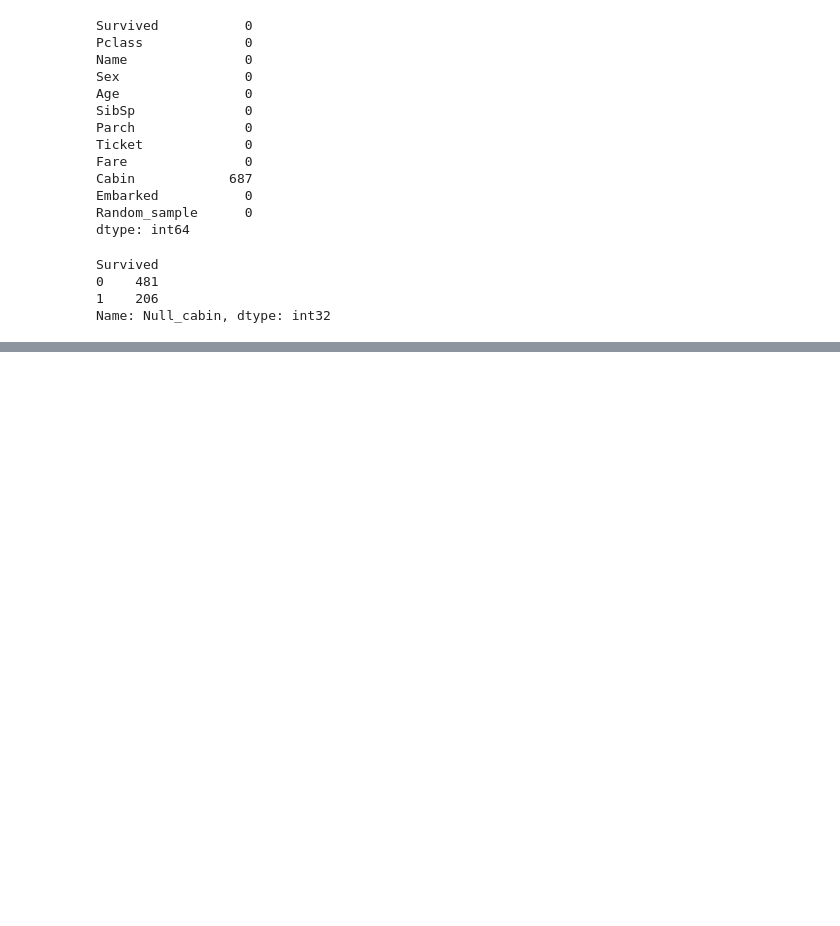
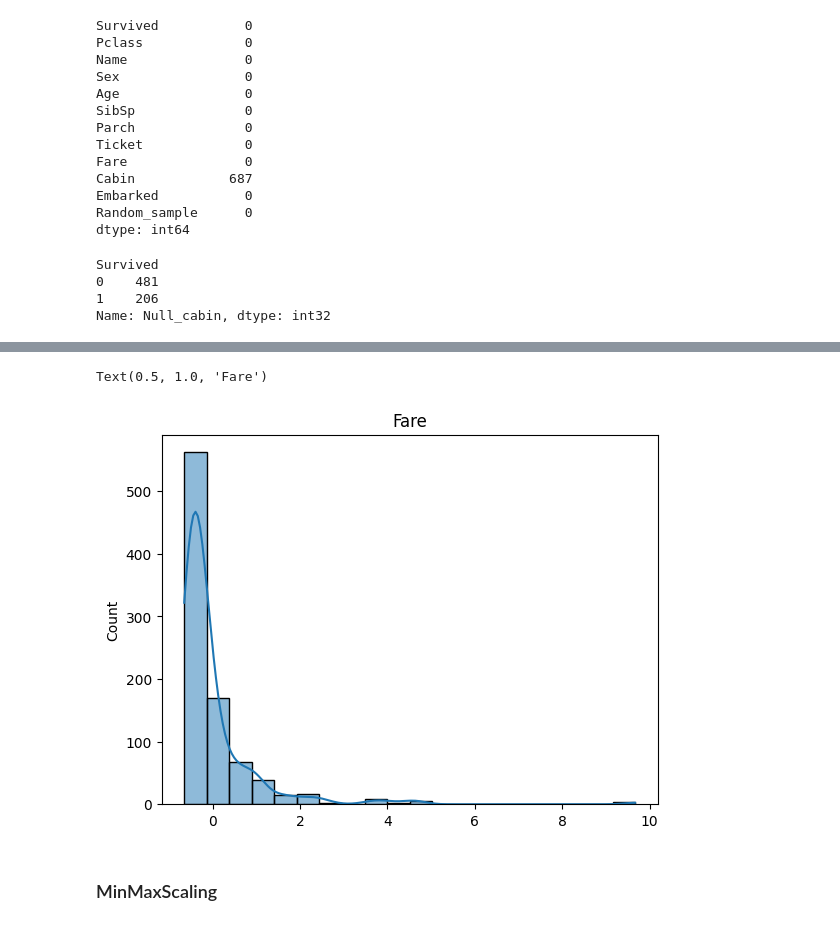
Before and after one commit to singh-manavv/Titanic-Dataset, a Jupyter notebook: titanic.ipynb, the cells around one changed output, grey strips where cells are left out. Drawn from its saved outputs; the diff is of its cells as text; code cells hidden in the pictures; blank space fills up the shorter version.

```diff
--- a/titanic.ipynb
+++ b/titanic.ipynb
@@ -237,0 +311,8 @@ Name: Cabin, Length: 891, dtype: object
+# %%
+sns.histplot(scaled_df[:,3],bins=20,kde=True)
+plt.title('Fare')
+# %% [output]
+Text(0.5, 1.0, 'Fare')
+[figure, added]
+# %% [markdown]
+### MinMaxScaling
```
Also changed, not shown: parts of 26 cells of this notebook.
